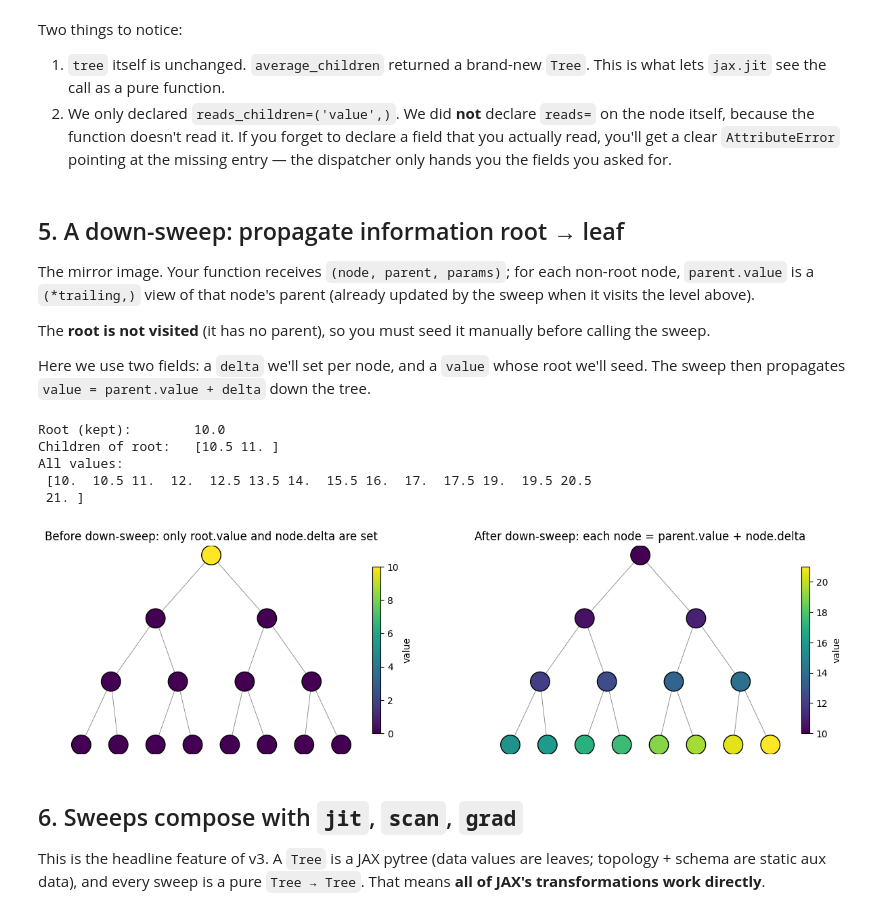
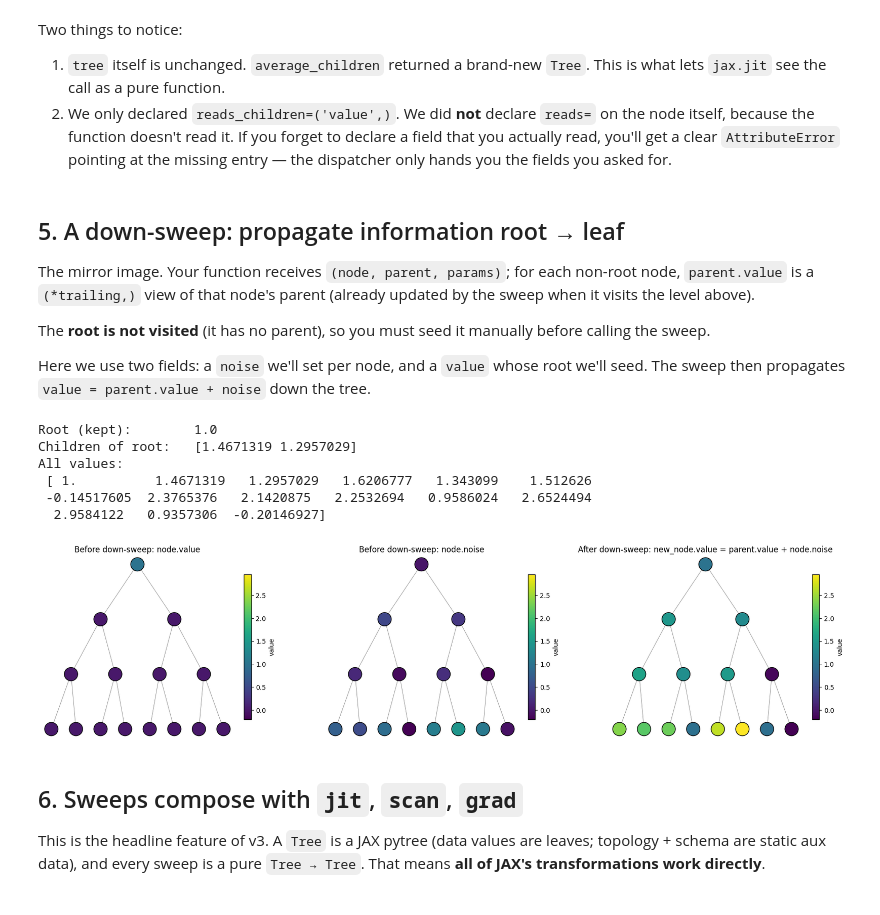
Before and after one commit to ComputationalEvolutionaryMorphometry/hyperiax, a Jupyter notebook: docs/source/notebooks/01_quickstart.ipynb, the cells around one changed output. Saved outputs shown, nothing was run; the diff lists cells and outputs as text; code cells hidden in the pictures.

```diff
--- a/docs/source/notebooks/01_quickstart.ipynb
+++ b/docs/source/notebooks/01_quickstart.ipynb
@@ -28,7 +28,7 @@ A `Topology` is a parent-pointer array plus a bunch of precomputed dispatch meta
 
 For perfectly symmetric trees there is a convenience constructor. We'll use a binary tree of height 3 — that's $1+2+4+8 = 15$ nodes.
 # %%
-topo = hx.symmetric_topology(height=3, degree=2)
+topo = hx.symmetric_topology(depth=3, degree=2)
 
 print(topo)
 print(f"  size:         {topo.size}")
@@ -51,7 +51,7 @@ A tiny matplotlib helper so we can see what's going on. Reuse this cell whenever
 def plot_tree(topo, values=None, ax=None, title=None, cmap='viridis', vmin=None, vmax=None):
     """Top-down layered layout. Pass `values` (shape (N,)) to color nodes."""
     if ax is None:
-        _, ax = plt.subplots(figsize=(8, 4))
+        _, ax = plt.subplots(figsize=(8, 5))
     pos = np.zeros((topo.size, 2))
     for d in range(topo.depth + 1):
         lo, hi = int(topo.level_starts[d]), int(topo.level_starts[d + 1])
@@ -79,6 +79,6 @@ def plot_tree(topo, values=None, ax=None, title=None, cmap='viridis', vmin=None,
     ax.set_axis_off()
     return ax
 
-plot_tree(topo, title="height=3 binary tree (15 nodes, BFS-indexed)")
+plot_tree(topo, title=f"depth={topo.depth}, binary tree ({topo.size} nodes, BFS-indexed)")
 plt.show()
 # %% [output]
@@ -174,36 +230,40 @@ The mirror image. Your function receives `(node, parent, params)`; for each non-
 
 The **root is not visited** (it has no parent), so you must seed it manually before calling the sweep.
 
-Here we use two fields: a `delta` we'll set per node, and a `value` whose root we'll seed. The sweep then propagates `value = parent.value + delta` down the tree.
+Here we use two fields: a `noise` we'll set per node, and a `value` whose root we'll seed. The sweep then propagates `value = parent.value + noise` down the tree.
 # %%
-tree_down = hx.Tree.empty(topo, {'value': (), 'delta': ()})
+tree_down = hx.Tree.empty(topo, {'value': (), 'noise': ()})
 
-tree_down = tree_down.set_at(topo.is_root, value=jnp.array([10.0]))
-tree_down = tree_down.set(delta=jnp.arange(topo.size, dtype=jnp.float32) * 0.5)
+tree_down = tree_down.at[topo.is_root].set(value=jnp.array([1.0]))
+tree_down = tree_down.set(noise=jax.random.normal(jax.random.PRNGKey(42), (topo.size,), dtype=jnp.float32))
 
-@hx.down(reads=('delta',), reads_parent=('value',), writes=('value',))
+@hx.down(reads=('noise',), reads_parent=('value',), writes=('value',))
 def propagate(node, parent, params):
-    return {'value': parent.value + node.delta}
+    return {'value': parent.value + node.noise}
 
 tree_down_done = propagate(tree_down)
 
 print("Root (kept):       ", float(tree_down_done.value[0]))
 print("Children of root:  ", np.asarray(tree_down_done.value[1:3]))
 print("All values:\n", np.asarray(tree_down_done.value))
 
-fig, axes = plt.subplots(1, 2, figsize=(15, 4))
+fig, axes = plt.subplots(1, 3, figsize=(22, 5))
+vmin, vmax = float(tree_down_done.value.min()), float(tree_down_done.value.max())
 plot_tree(topo, tree_down.value, ax=axes[0],
-          title="Before down-sweep: only root.value and node.delta are set")
-plot_tree(topo, tree_down_done.value, ax=axes[1],
-          title="After down-sweep: each node = parent.value + node.delta")
+          title="Before down-sweep: node.value", vmin=vmin, vmax=vmax)
+plot_tree(topo, tree_down.noise, ax=axes[1],
+          title="Before down-sweep: node.noise", vmin=vmin, vmax=vmax)
+plot_tree(topo, tree_down_done.value, ax=axes[2],
+          title="After down-sweep: new_node.value = parent.value + node.noise", vmin=vmin, vmax=vmax)
 plt.show()
 # %% [output]
-Root (kept):        10.0
-Children of root:   [10.5 11. ]
+Root (kept):        1.0
+Children of root:   [1.4671319 1.2957029]
 All values:
- [10.  10.5 11.  12.  12.5 13.5 14.  15.5 16.  17.  17.5 19.  19.5 20.5
- 21. ]
+ [ 1.          1.4671319   1.2957029   1.6206777   1.343099    1.512626
+ -0.14517605  2.3765376   2.1420875   2.2532694   0.9586024   2.6524494
+  2.9584122   0.9357306  -0.20146927]
-[figure, old version]
+[figure, new version]
 # %% [markdown]
 ## 6. Sweeps compose with `jit`, `scan`, `grad`
 
```
Also changed, not shown: parts of 14 cells of this notebook, 39 other files.
